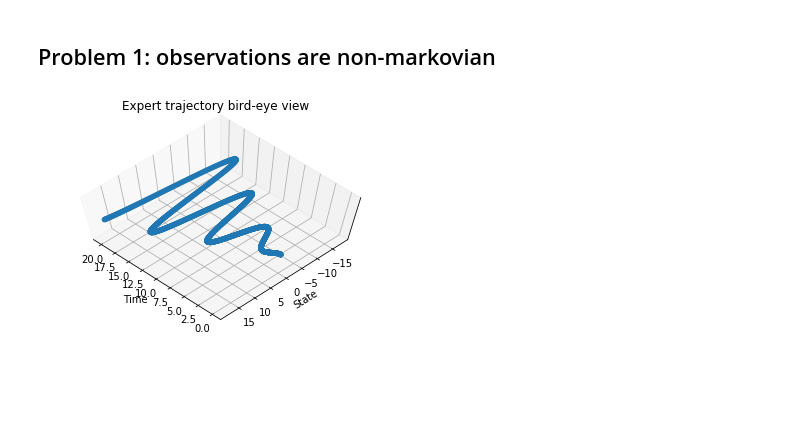
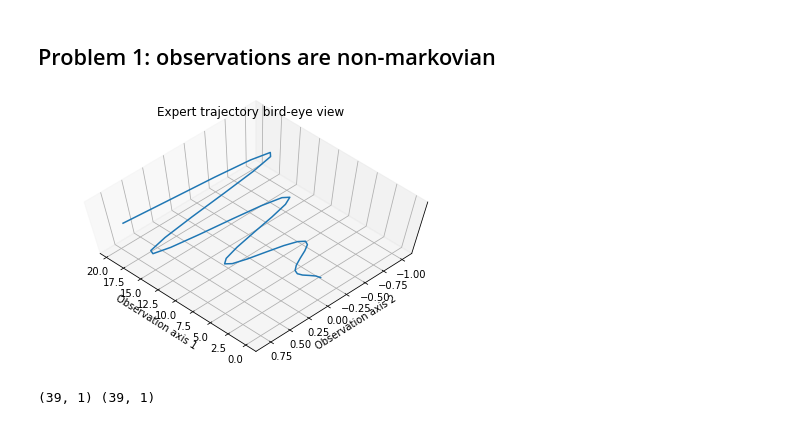
Before and after one commit to zhihanyang2022/deeprl_notes, a Jupyter notebook: imitation_learning/imitation_learning.ipynb, the cells around one changed output. Cells and saved outputs as stored; diff of their text form; code cells hidden in the pictures; blank space fills up the shorter version.

```diff
--- a/imitation_learning/imitation_learning.ipynb
+++ b/imitation_learning/imitation_learning.ipynb
@@ -17,22 +18,27 @@ from utility_callbacks import LossCallback
 # %% [markdown]
 ## Problem 1: observations are non-markovian
 # %%
-times = np.arange(0, 20, 0.01)
+times = np.arange(0, 20, 0.5)
 states = np.sin(times) * times
+states /= np.max(np.abs(states))
 # %%
 fig = plt.figure(figsize=(6, 4))
 ax = fig.add_subplot(111, projection='3d')
-ax.scatter(times, states)
+ax.plot(times, states)
 ax.view_init(70, 135)
 ax.set_zticks([])
-ax.set_title('Expert trajectory bird-eye view', y=1.08)
-ax.set_xlabel('Time')
-ax.set_ylabel('State')
+ax.set_title('Expert trajectory bird-eye view')
+ax.set_xlabel('Observation axis 1')
+ax.set_ylabel('Observation axis 2')
+plt.tight_layout()
 plt.show()
 # %% [output]
-[figure, old version]
+[figure, new version]
 # %%
 x_train, y_train = states[:-1].reshape(-1, 1), states[1:].reshape(-1, 1)
-x_train, y_train = torch.from_numpy(x_train), torch.from_numpy(y_train)
+print(x_train.shape, y_train.shape)
+x_train, y_train = torch.from_numpy(x_train), torch.from_numpy(y_train).float()
 train_ds = TensorDataset(x_train, y_train)
-train_dl = DataLoader(train_ds, batch_size=64, shuffle=True)
+train_dl = DataLoader(train_ds, batch_size=39, shuffle=True)
+# %% [output]
+(39, 1) (39, 1)
```
Also changed, not shown: parts of 20 cells of this notebook, 1 other file.
